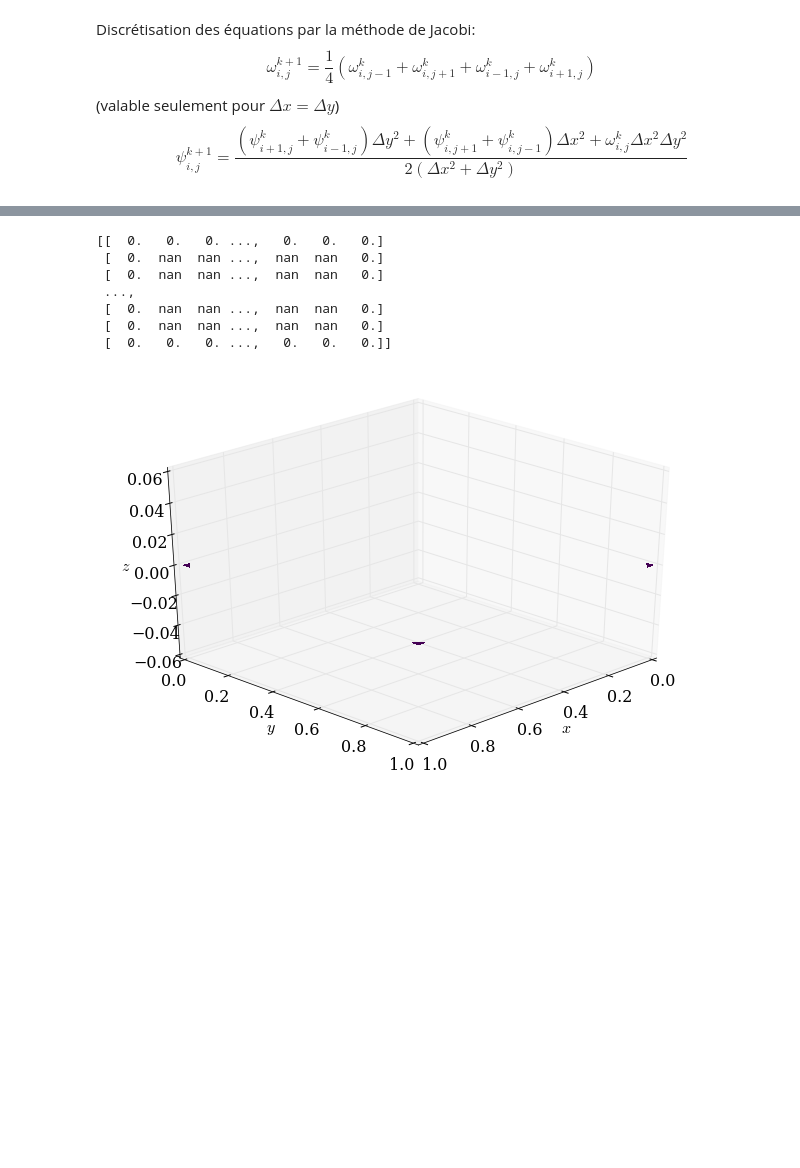
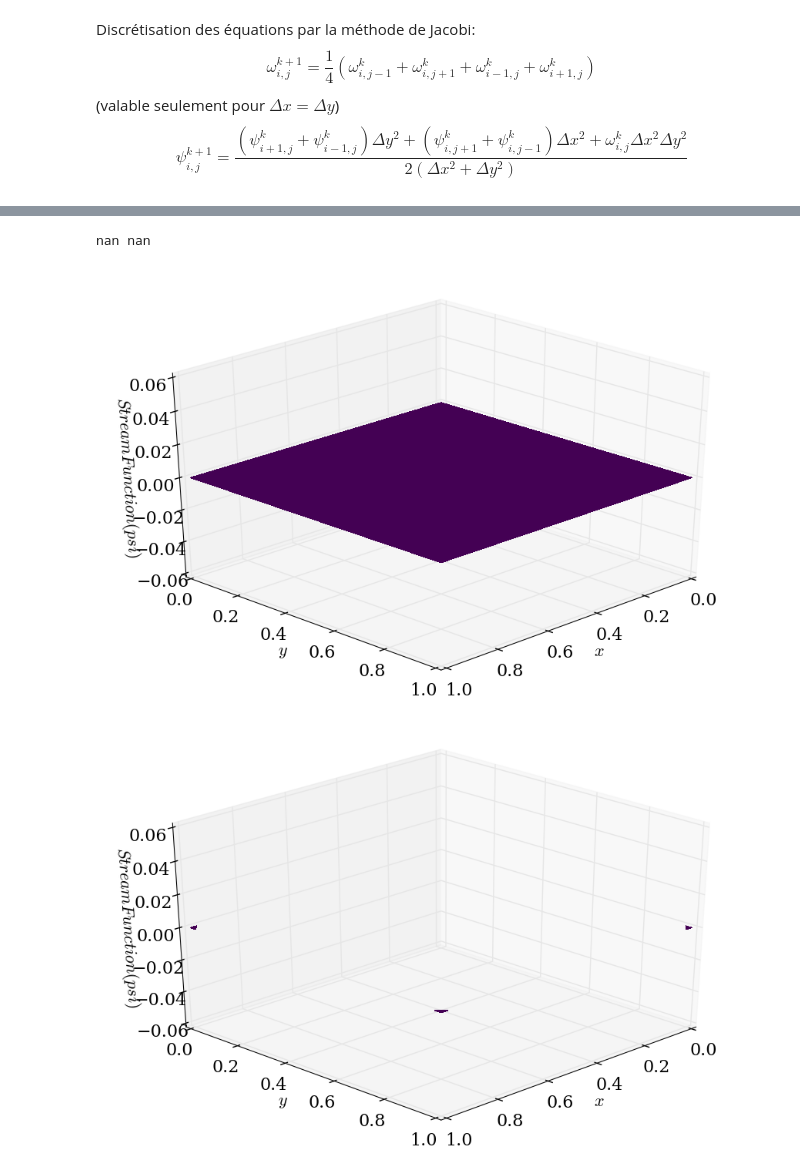
Before and after one commit to be-rays/Module5-StokesFlow, a Jupyter notebook: StokesFlow.ipynb, the cells around one changed output, grey strips where cells are left out. Saved outputs shown, nothing was run; the diff lists cells and outputs as text; code cells hidden in the pictures; blank space fills up the shorter version.

Commit message:
Condition aux bords 04/03
Steepest descent fonctionne toujours pas. Il faudrait vérifier que les solutions obtenues pour les autres méthodes sont ok.

```diff
--- a/StokesFlow.ipynb
+++ b/StokesFlow.ipynb
@@ -155,9 +190,11 @@ psi= stokesjacobi(w.copy(),psi.copy())
 # %%
 x = numpy.linspace(0,1,nx)
 y = numpy.linspace(0,1,ny)
+
 w=numpy.zeros((nx,ny))
 psi=numpy.zeros((nx,ny))
-w[1:-1,-1]=-3/dy
+w[:,-1]=-3/dy
+
 psi= stokesjacobi(w.copy(),psi.copy())
 plot_3D(x,y,psi)
 # %% [output]
@@ -303,7 +381,7 @@ x = numpy.linspace(0,1,nx)
 y = numpy.linspace(0,1,ny)
 
 w=numpy.zeros((nx,ny))
-psi=numpy.zeros((nx,ny))
+psi3=numpy.zeros((nx,ny))
 w[1:-1,-1]=-3/dy
-psi= stokessor(w.copy(),psi.copy(),1.18)
+psi3= stokesSOR(w.copy(),psi3.copy(),1.18)
 # %% [output]
@@ -318,8 +396,8 @@ x = numpy.linspace(0,1,nx)
 y = numpy.linspace(0,1,ny)
 
 w=numpy.zeros((nx,ny))
-psi=numpy.zeros((nx,ny))
-w[1:-1,-1]=-3/dy
-psi= stokessor(w.copy(),psi.copy(),1.18)
-plot_3D(x,y,psi)
+psi3=numpy.zeros((nx,ny))
+w[:,-1]=-3/dy
+psi3= stokesSOR(w.copy(),psi.copy(),1.18)
+plot_3D(x,y,psi3)
 # %% [output]
@@ -350,8 +429,8 @@ def steep_des(w,psi):
     residual_psi=numpy.empty_like(psi)
     iterations=0
 
-    #l1norm_w>l1_target or l1norm_psi>l1_target
-    while (iterations<3) :
+
+    while (l1norm_w>l1_target or l1norm_psi>l1_target) :
         l1norm_w = 0
         l1norm_psi= 0
 
@@ -368,8 +447,8 @@ def steep_des(w,psi):
         denw = numpy.sum(residual_w[1:-1,1:-1]*Aresi_w[1:-1,1:-1])
         alphaw = numw/denw
         w[1:-1,1:-1] = wn[1:-1,1:-1] + alphaw*residual_w[1:-1,1:-1]
-         ##B.C on the top of the square
-        w[1:-1,-1]=(-1/(dy)**2)*(8*psi[1:-1,-2]-psi[1:-1,-3])-3.0/dy
+
+
 
         residual_psi[1:-1,1:-1] = -w[1:-1,1:-1]+(4*psin[1:-1,1:-1]\
                                 -(psin[1:-1,2:]+psin[1:-1,:-2] +\
@@ -387,7 +466,11 @@ def steep_des(w,psi):
 
         psi[1:-1,1:-1] = psin[1:-1,1:-1] + alphapsi*residual_psi[1:-1,1:-1]
 
-
+        ##B.C on the edge of the square
+        w[-1,:]=(-1/(dx)**2)*(8*psi[-2,:]-psi[-3,:])
+        w[0,:]=(-1/(dx)**2)*(8*psi[1,:]-psi[2,:])
+        w[:,-1]=(-1/(dy)**2)*(8*psi[:,-2]-psi[:,-3])-3.0/dy
+        w[:,0]=(-1/(dy)**2)*(8*psi[:,1]-psi[:,2])
 
         l1norm_w=L1norm(w,wn)
         l1norm_psi=L1norm(psi,psin)
@@ -397,24 +480,20 @@ def steep_des(w,psi):
 
 
 
-    print(psi)
+    print(l1norm_w,l1norm_psi)
     return psi
 # %%
-#%%timeit
 x = numpy.linspace(0,1,nx)
 y = numpy.linspace(0,1,ny)
 
 w=numpy.zeros((nx,ny))
-psi=numpy.zeros((nx,ny))
-w[1:-1,-1]=-3/dy
-psi= steep_des(w.copy(),psi.copy())
-plot_3D(x,y,psi)
+psiessai=numpy.zeros((nx,ny))
+w[:,-1]=-3/dy
+plot_3D(x,y,psiessai)
+
+psi4= steep_des(w.copy(),psiessai.copy())
+plot_3D(x,y,psi4)
 # %% [output]
-[[  0.   0.   0. ...,   0.   0.   0.]
- [  0.  nan  nan ...,  nan  nan   0.]
- [  0.  nan  nan ...,  nan  nan   0.]
- ...,
- [  0.  nan  nan ...,  nan  nan   0.]
- [  0.  nan  nan ...,  nan  nan   0.]
- [  0.   0.   0. ...,   0.   0.   0.]]
+nan nan
-[figure, old version]
+[figure, new version]
+[figure, added]
```
Also changed, not shown: parts of 20 cells of this notebook.
